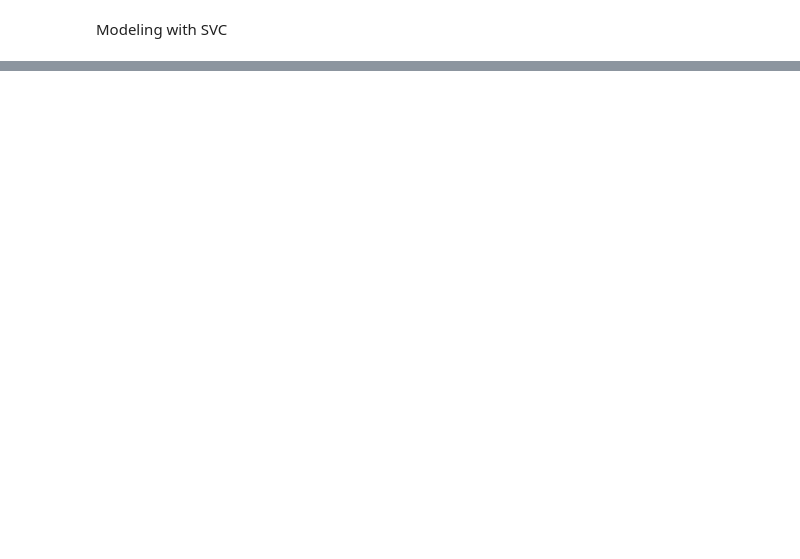
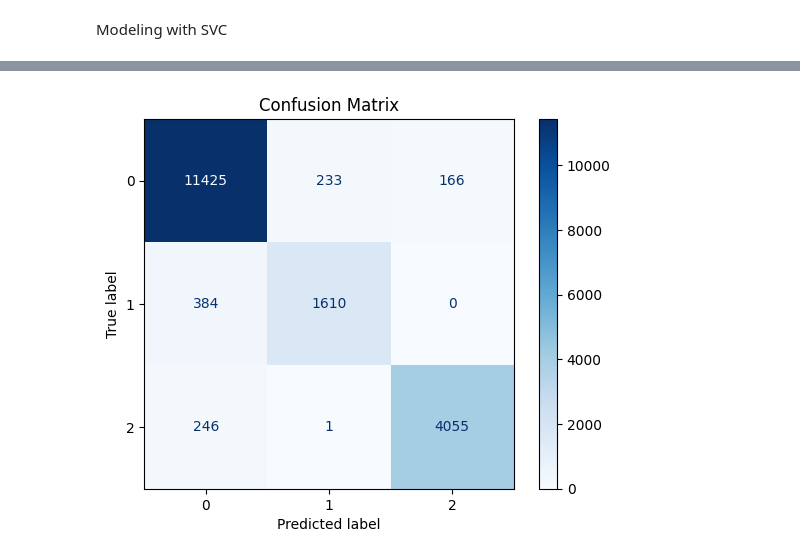
Before and after one commit to Dnsflr/Stellar-Classification, a Jupyter notebook: Stellar-Classification.ipynb, the cells around one changed output, grey strips where cells are left out. Drawn from its saved outputs; the diff is of its cells as text; code cells hidden in the pictures; blank space fills up the shorter version.

```diff
--- a/Stellar-Classification.ipynb
+++ b/Stellar-Classification.ipynb
@@ -495,0 +494,9 @@ Modeling with SVC
+# %%
+
+
+param_dist = {
+    'classifier__max_iter': [1000, 2000, 5000],
+    'classifier__loss': ['hinge', 'squared_hinge'],
+    'classifier__penalty': ['l2'],  # LinearSVC nie obsługuje 'l1' przy domyślnym solverze
+    'classifier__dual': [True, False]  # W zależności od liczby próbek i cech
+}
@@ -495,0 +565,4 @@ Modeling with SVC
+# %%
+y_pred = grid_search.predict(X_test)
+print("\nClassification Report:")
+print(classification_report(y_test, y_pred))
@@ -495,0 +580,8 @@ Modeling with SVC
+# %%
+conf_matrix = confusion_matrix(y_test, y_pred)
+disp = ConfusionMatrixDisplay(confusion_matrix=conf_matrix)
+disp.plot(cmap='Blues')
+plt.title('Confusion Matrix')
+plt.show()
+# %% [output]
+[figure, added]
```
Also changed, not shown: parts of 21 cells of this notebook.
